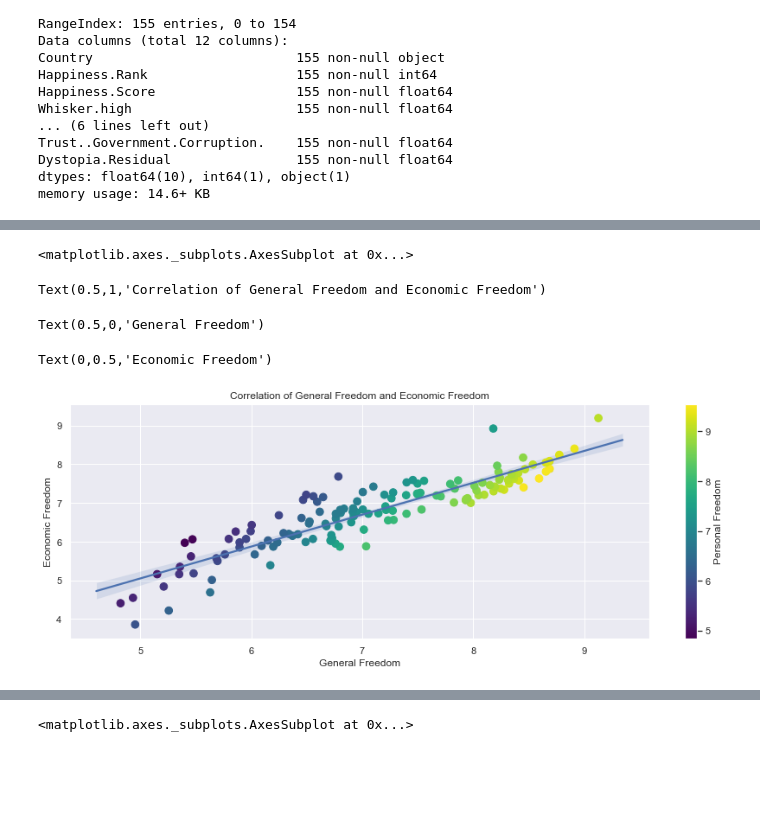
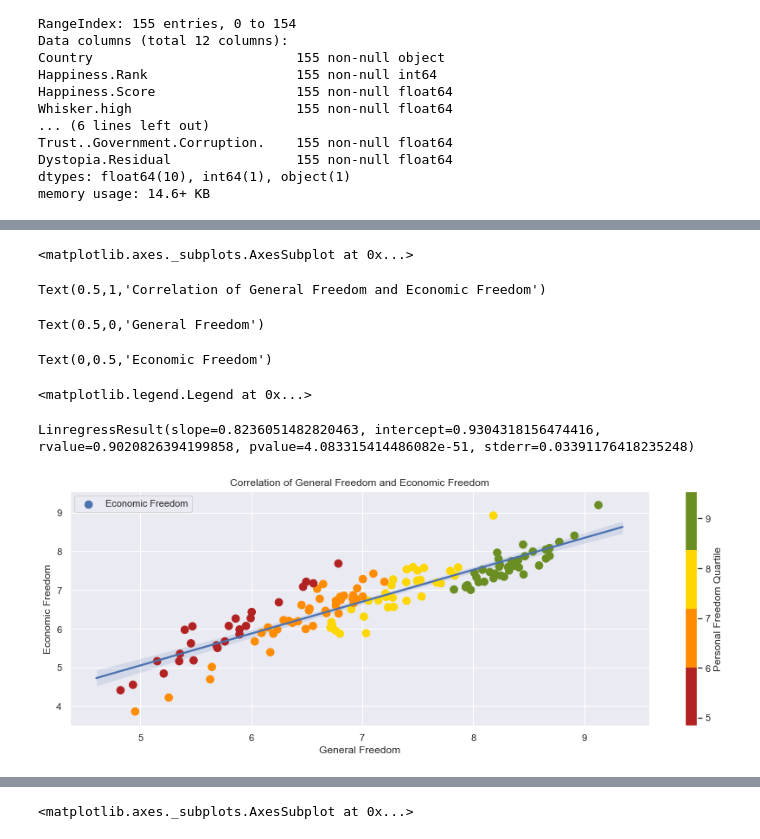
Before and after one commit to jbratcher/happiness_and_freedom, a Jupyter notebook: hfh_movement.ipynb, the cells around one changed output, grey strips where cells are left out. Cells and saved outputs as stored; diff of their text form; code cells hidden in the pictures; blank space fills up the shorter version.

Commit message:
feat: statisical anlysis, slope and correlation reporting, fix: added correct labels to legends

```diff
--- a/hfh_movement.ipynb
+++ b/hfh_movement.ipynb
@@ -190,26 +214,34 @@ Text(0,0.5,'General Happiness')
 # %%
 # retrieve movement data from Human Freedom Index grouped by country and ordered by movement score
 
 hfi_freedom_and_economy_data = "SELECT countries, hf_score, ef_score, pf_score, pf_movement_women FROM 'Human Freedom Index' GROUP BY countries ORDER BY pf_score DESC"
 hfi_freedom_and_economy_raw = pd.read_sql(hfi_freedom_and_economy_data, con=engine)
 hfi_freedom_and_economy = hfi_freedom_and_economy_raw.dropna()
 
 # scatter plot analysis with linear regression
 
 fig, ax = plt.subplots(figsize=(15, 5))
+colors = ["firebrick", "darkorange", "gold", "olivedrab"]
 sns.regplot(x="hf_score", y="ef_score", data=hfi_freedom_and_economy)
-points = plt.scatter(hfi_freedom_and_economy["hf_score"], hfi_freedom_and_economy["ef_score"], c=hfi_freedom_and_economy["pf_score"], s=75, cmap="viridis")
+points = plt.scatter(hfi_freedom_and_economy["hf_score"], hfi_freedom_and_economy["ef_score"], c=hfi_freedom_and_economy["pf_score"], s=75, cmap=matplotlib.colors.ListedColormap(colors), label="Economic Freedom")
 cbar = plt.colorbar(points)
-cbar.set_label("Personal Freedom")
+cbar.set_label("Personal Freedom Quartile")
 ax.set_title("Correlation of General Freedom and Economic Freedom")
 ax.set_xlabel("General Freedom")
 ax.set_ylabel("Economic Freedom")
+ax.legend()
+
+x = hfi_freedom_and_economy["hf_score"]
+y = hfi_freedom_and_economy["ef_score"]
+linregress(x,y)
 # %% [output]
 <matplotlib.axes._subplots.AxesSubplot at 0x...>
 Text(0.5,1,'Correlation of General Freedom and Economic Freedom')
 Text(0.5,0,'General Freedom')
 Text(0,0.5,'Economic Freedom')
+<matplotlib.legend.Legend at 0x...>
+LinregressResult(slope=0.8236051482820463, intercept=0.9304318156474416, rvalue=0.9020826394199858, pvalue=4.083315414486082e-51, stderr=0.03391176418235248)
-[figure, old version]
+[figure, new version]
 # %%
 # examination as above but colored by women's personal freedome of movement (similar correlation)
 
```
Also changed, not shown: parts of 16 cells of this notebook, 1 other file.
